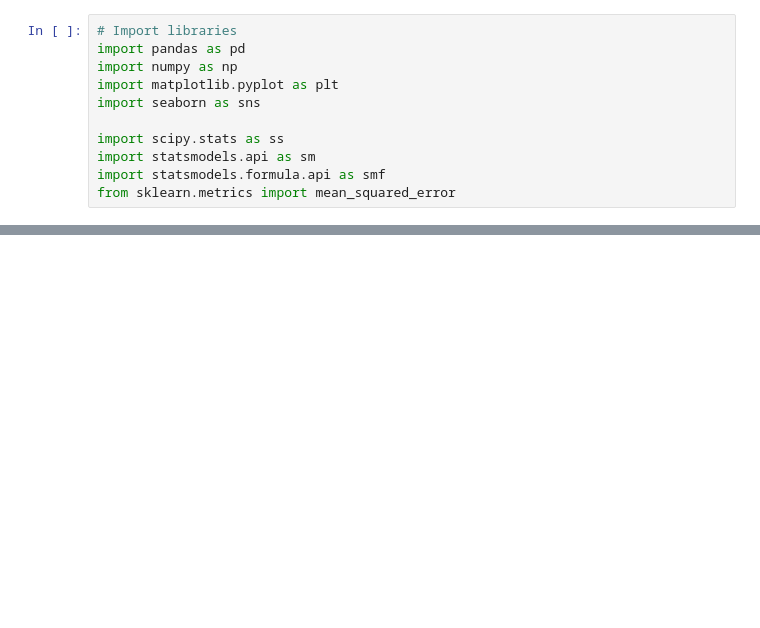
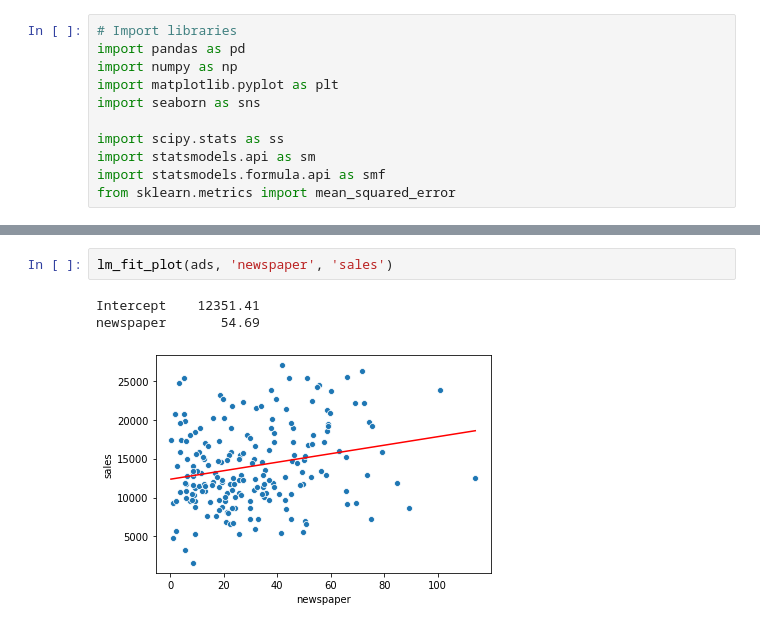
Before and after one commit to lukefiorio/ad_regression, a Jupyter notebook: LukasFiorio-L06-04-AS-AdRegression.ipynb, the cells around one changed output, grey strips where cells are left out. Cells and saved outputs as stored; diff of their text form; blank space fills up the shorter version.

```diff
--- a/LukasFiorio-L06-04-AS-AdRegression.ipynb
+++ b/LukasFiorio-L06-04-AS-AdRegression.ipynb
@@ -541,0 +245,6 @@ sns.lineplot(ads['ads'], sales_pred_all, color = 'red') # display predictions
+# %%
+lm_fit_plot(ads, 'newspaper', 'sales')
+# %% [output]
+Intercept    12351.41
+newspaper       54.69
+[figure, added]
```
Also changed, not shown: parts of 77 cells of this notebook.
